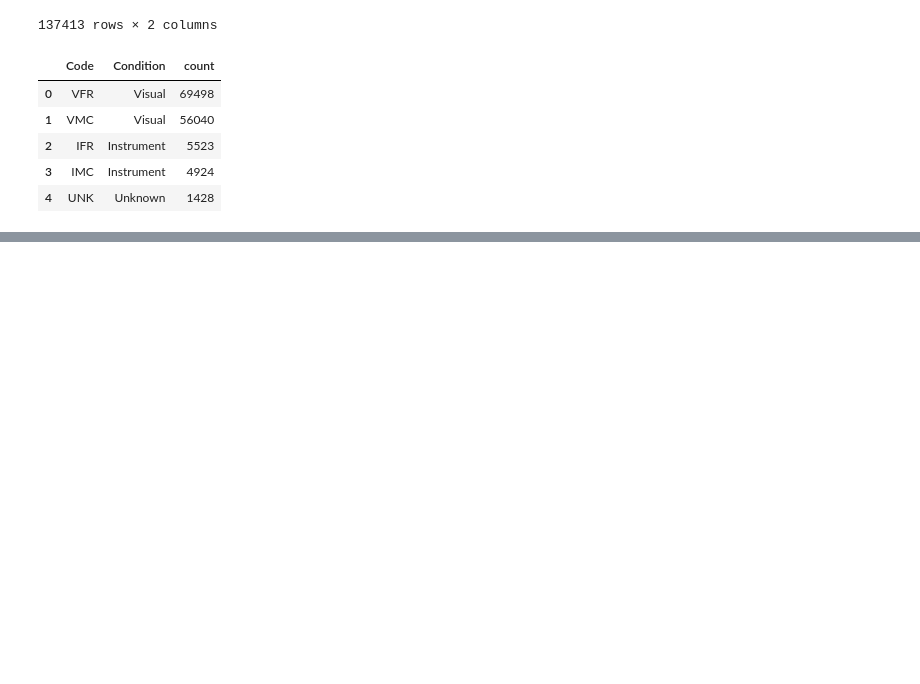
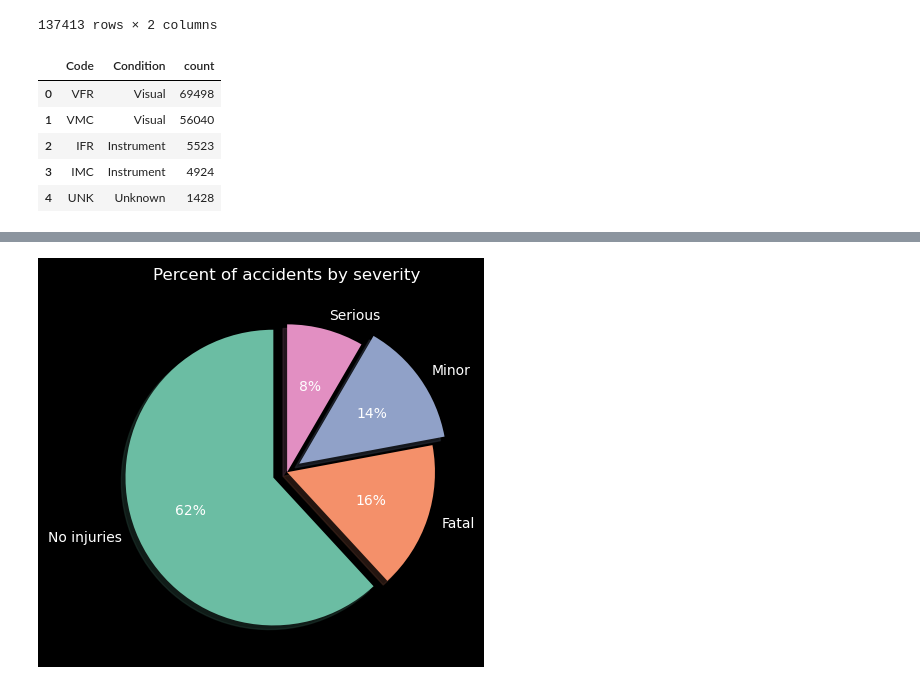
Before and after one commit to deniselouzada/air-accident-reports, a Jupyter notebook: ntsb-accidents2.ipynb, the cells around one changed output, grey strips where cells are left out. Saved outputs shown, nothing was run; the diff lists cells and outputs as text; code cells hidden in the pictures; blank space fills up the shorter version.

```diff
--- a/ntsb-accidents2.ipynb
+++ b/ntsb-accidents2.ipynb
@@ -821,0 +814,3 @@ df.tail()
+# %%
+df_severity = df.AccidentSeverity.value_counts().reset_index()
+df_severity
@@ -821,0 +823,10 @@ df.tail()
+# %%
+explode = (0.1, 0, 0.1, 0)
+palette = sns.color_palette('Set2', n_colors=4, desat=0.9)
+fig, ax = plt.subplots()
+ax.pie(df_severity['count'], explode=explode, labels=df_severity.AccidentSeverity.to_list(), autopct='%0.0f%%',
+       shadow={'ox': -0.04, 'edgecolor': 'none', 'shade': 0.9}, startangle=90, colors=palette)
+ax.set_title('Percent of accidents by severity')
+plt.show()
+# %% [output]
+[figure, added]
```
Also changed, not shown: parts of 20 cells of this notebook.
